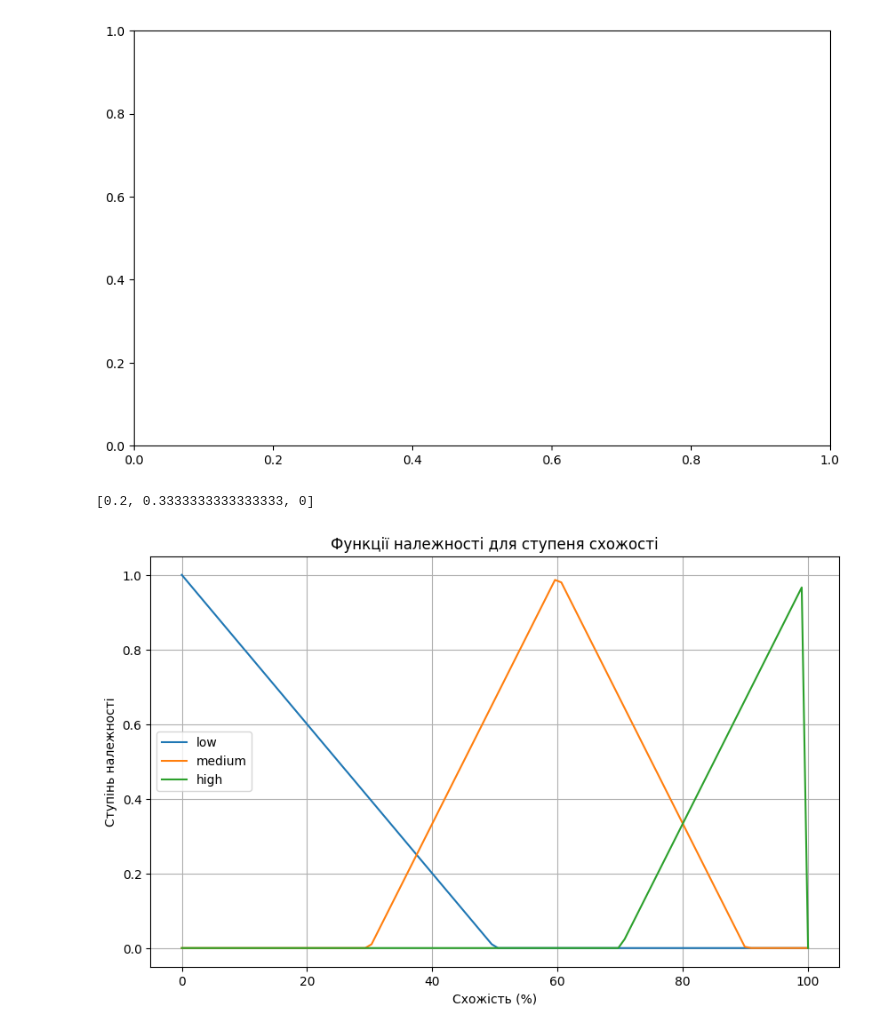
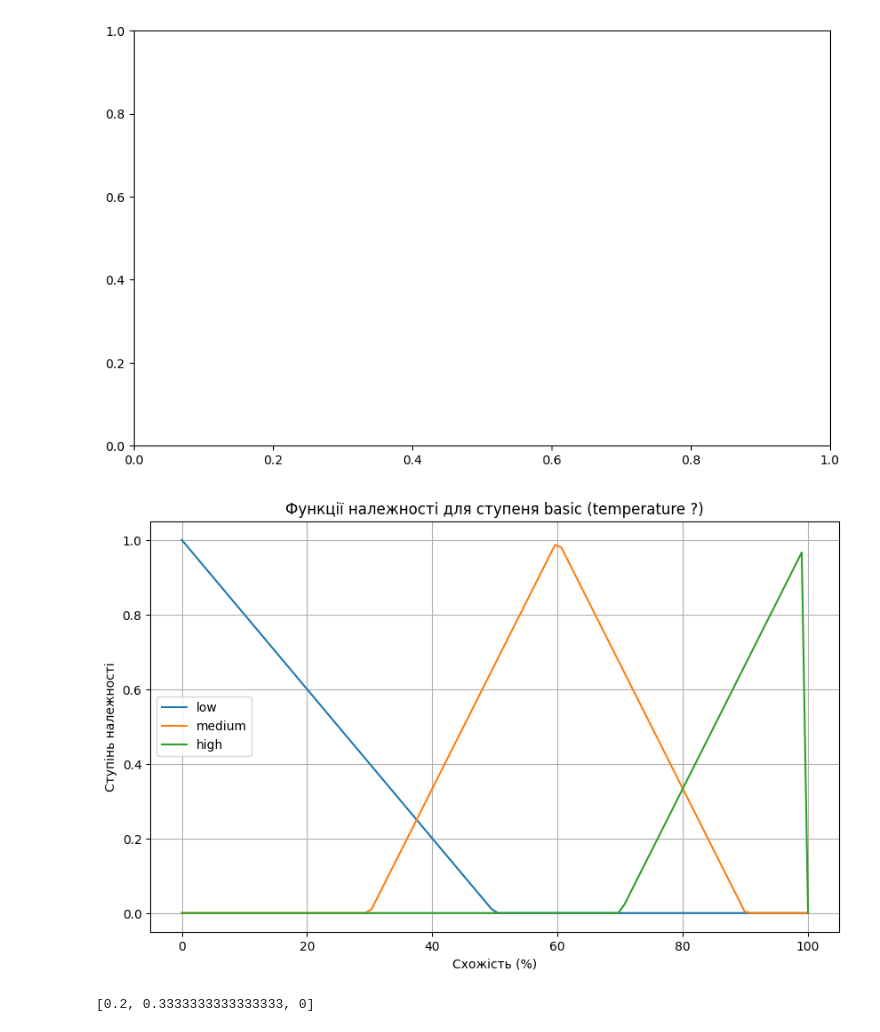
Before and after one commit to vwicky/ci-labs, a Jupyter notebook: lab-3/notebook_3.ipynb, the cells around one changed output. Cells and saved outputs as stored; diff of their text form; code cells hidden in the pictures.

```diff
--- a/lab-3/notebook_3.ipynb
+++ b/lab-3/notebook_3.ipynb
@@ -314,55 +374,62 @@ ValueError: x and y must have same first dimension, but have shapes (100,) and (
 [figure]
 # %%
 class DeciderPipe:
-  def __init__(self, name, deciders: list[SoftDecider], X: np.ndarray = None):
+  def __init__(self, name, deciders_dict: dict[str, SoftDecider], X: np.ndarray = None):
     self.name = name
-    self.deciders = deciders
+    self.deciders_dict = deciders_dict
+    self.deciders = deciders_dict.values()
     if X is None:
       self.X = np.linspace(0, 100, 100)
 
   def decide(self, x) -> list[float]:
     return [decider.decide(x) for decider in self.deciders]
+  def decide_strs(self, str1, str2) -> list[float]:
+    return [decider.decide_strs(str1, str2) for decider in self.deciders]
+
+  def get_rule_decider(self, rule: str) -> SoftDecider:
+    return self.deciders_dict[rule]
+  def set_decider_threshold(self, rule: str, threshold: int | float):
+    self.deciders_dict[rule].modul.threshold = threshold
 
   def plot(self) -> None:
     plt.figure(figsize=(10, 6))
     for decider in self.deciders:
       plt.plot(self.X, decider.decide_array(X), label=decider.name)
-    plt.title('Функції належності для ступеня схожості')
+    plt.title(f'Функції належності для ступеня {self.name}')
     plt.xlabel('Схожість (%)')
     plt.ylabel('Ступінь належності')
     plt.legend()
     plt.grid(True)
     plt.show()
 
   def decide_and_plot(self, x) -> list[float]:
     print(''.join([f"{decider.name} : {decider.decide(x):.2f} | " for decider in self.deciders]))
     plt.figure(figsize=(10, 6))
     for decider in self.deciders:
       plt.plot(self.X, decider.decide_array(X), label=decider.name)
     plt.axvline(x=x, color='red', linestyle='--', label=f"X at {x}")
-    plt.title('Функції належності для ступеня схожості')
+    plt.title(f'Функції належності для ступеня {self.name}')
     plt.xlabel('Схожість (%)')
     plt.ylabel('Ступінь належності')
     plt.legend()
     plt.grid(True)
     plt.show()
     return self.decide(x)
 
 decider = DeciderPipe(
-  "basic (temperature ?)", [
-    SoftDecider("low", [0, 0, 50]),
-    SoftDecider("medium", [30, 60, 90]),
-    SoftDecider("high", [70, 100, 100]),
-  ]
+  "basic (temperature ?)", {
+    "low": SoftDecider("low", [0, 0, 50]),
+    "medium": SoftDecider("medium", [30, 60, 90]),
+    "high": SoftDecider("high", [70, 100, 100]),
+  }
 )
+decider.plot()
+# %% [output]
+[figure, added]
 # %%
 decider.decide(40)
 # %% [output]
 [0.2, 0.3333333333333333, 0]
-# %%
-decider.plot()
-# %% [output]
-[figure, removed]
 # %%
 decider.decide_and_plot(40)
 # %% [output]
```
Also changed, not shown: parts of 42 cells of this notebook, 1 other file.
